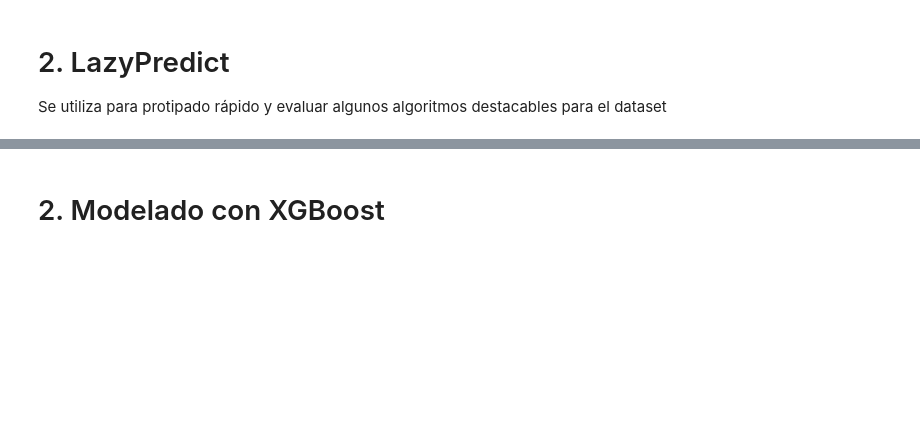
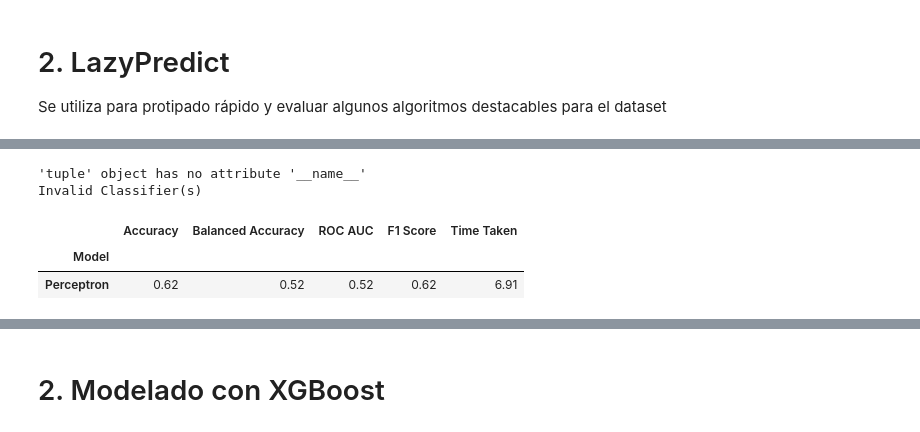
Before and after one commit to johnma96/thesis, a Jupyter notebook: notebooks/303-jmmz-ml-binary-modeling.ipynb, the cells around one changed output, grey strips where cells are left out. Saved outputs shown, nothing was run; the diff lists cells and outputs as text; code cells hidden in the pictures; blank space fills up the shorter version.

```diff
--- a/notebooks/303-jmmz-ml-binary-modeling.ipynb
+++ b/notebooks/303-jmmz-ml-binary-modeling.ipynb
@@ -1152,0 +1002,17 @@ models
+# %%
+classifiers = [
+                ('Perceptron', sklearn.linear_model._perceptron.Perceptron)
+                ]
+
+
+clf = LazyClassifier(verbose=0, ignore_warnings=True,
+                     custom_metric=None, classifiers=classifiers)
+
+models, predictions = clf.fit(X_train_scaled, X_test_scaled, y_train, y_test)
+models
+# %% [output]
+'tuple' object has no attribute '__name__'
+Invalid Classifier(s)
+|  | Accuracy | Balanced Accuracy | ROC AUC | F1 Score | Time Taken |
+| Model |  |  |  |  |  |
+| Perceptron | 0.62 | 0.52 | 0.52 | 0.62 | 6.91 |
```
Also changed, not shown: parts of 25 cells of this notebook.
